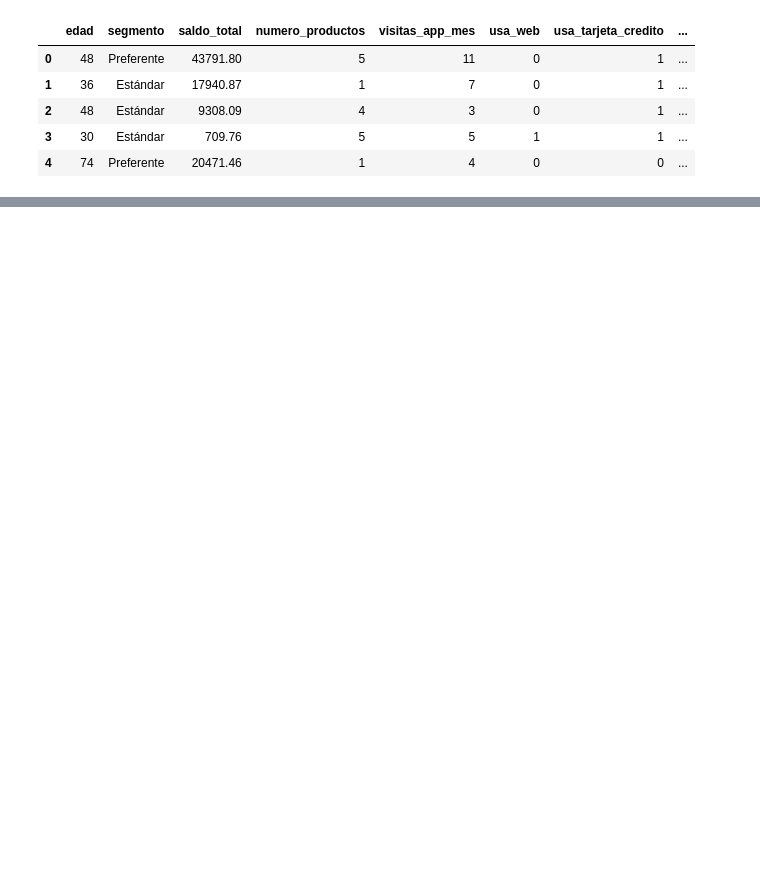
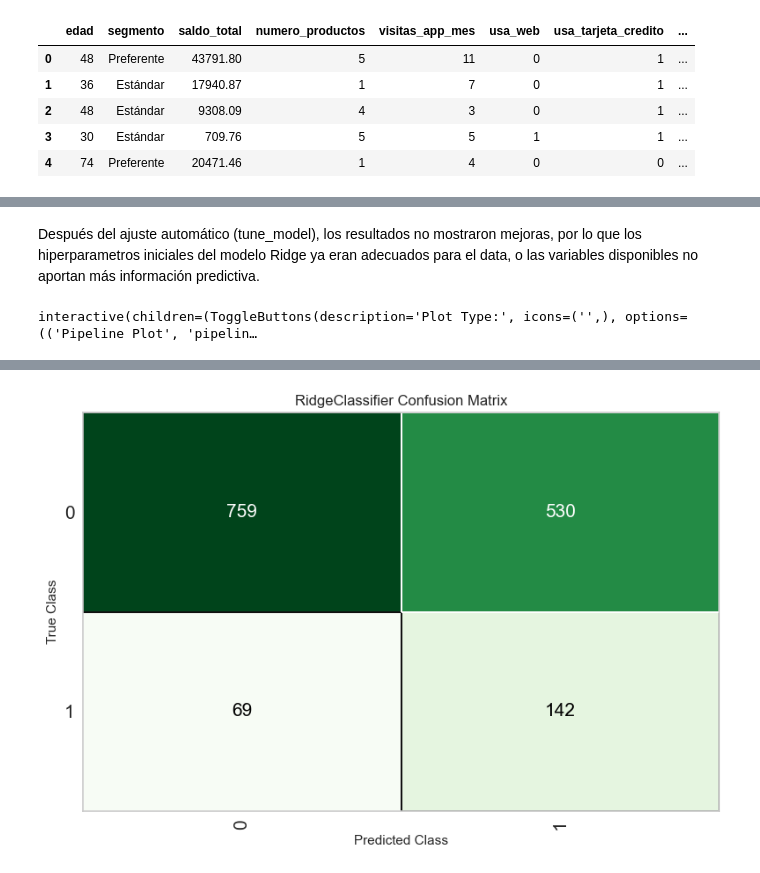
Before and after one commit to Valeria-Bravo/Machine-Learning-Engineering, a Jupyter notebook: Taller2_MLE/ejercicio_taller2.ipynb, the cells around one changed output, grey strips where cells are left out. Cells and saved outputs as stored; diff of their text form; code cells hidden in the pictures; blank space fills up the shorter version.

```diff
--- a/Taller2_MLE/ejercicio_taller2.ipynb
+++ b/Taller2_MLE/ejercicio_taller2.ipynb
@@ -32,0 +167,2 @@ df.head()
+# %%
+ridge = create_model('ridge')
@@ -32,0 +186,3 @@ df.head()
+# %%
+#4. Tune_model(): Ajuste automático de hiperparámetros
+tuned_ridge = tune_model(ridge, optimize='F1')
@@ -32,0 +208,10 @@ df.head()
+# %% [markdown]
+Después del ajuste automático (tune_model), los resultados no mostraron mejoras, por lo que los hiperparametros iniciales del modelo Ridge ya eran adecuados para el data, o las variables disponibles no aportan más información predictiva.
+# %%
+#5. plot_model(): visualizar el desempeño del modelo
+evaluate_model(tuned_ridge)
+# %% [output]
+interactive(children=(ToggleButtons(description='Plot Type:', icons=('',), options=(('Pipeline Plot', 'pipelin…
+# %%
+plot_model(tuned_ridge, plot='confusion_matrix')
+# %% [output]
@@ -32,0 +219 @@ df.head()
+[figure, added]
```
Also changed, not shown: parts of 19 cells of this notebook, 4 other files.
